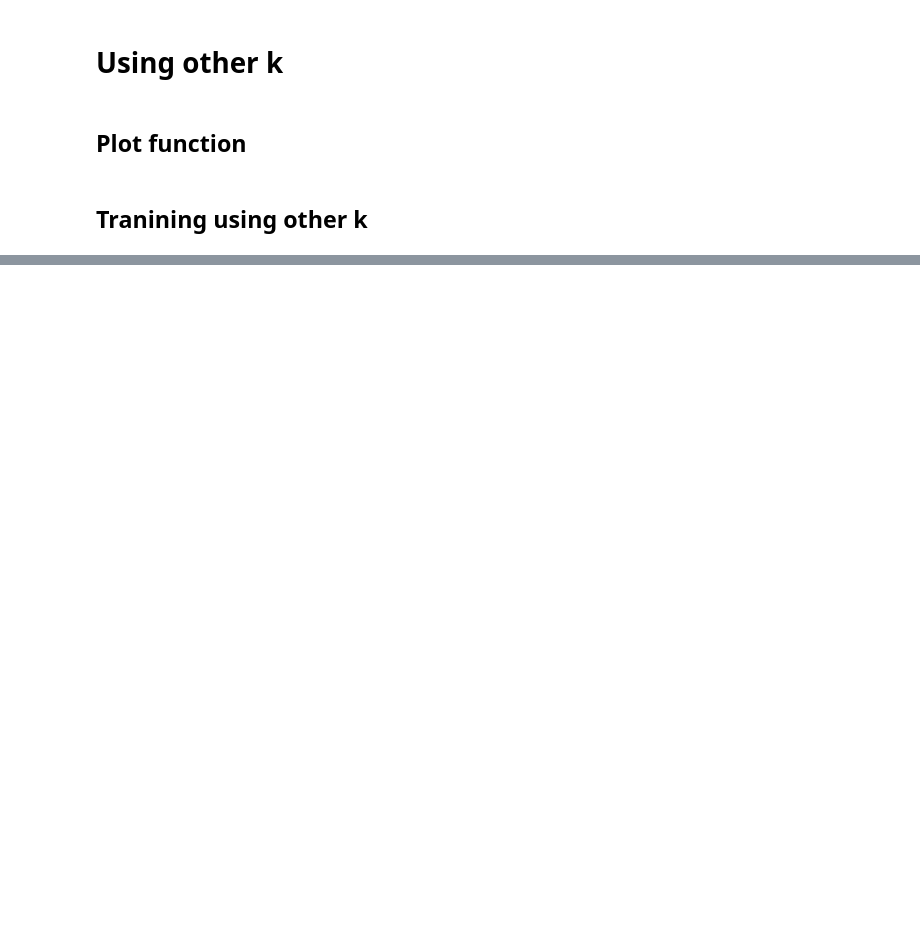
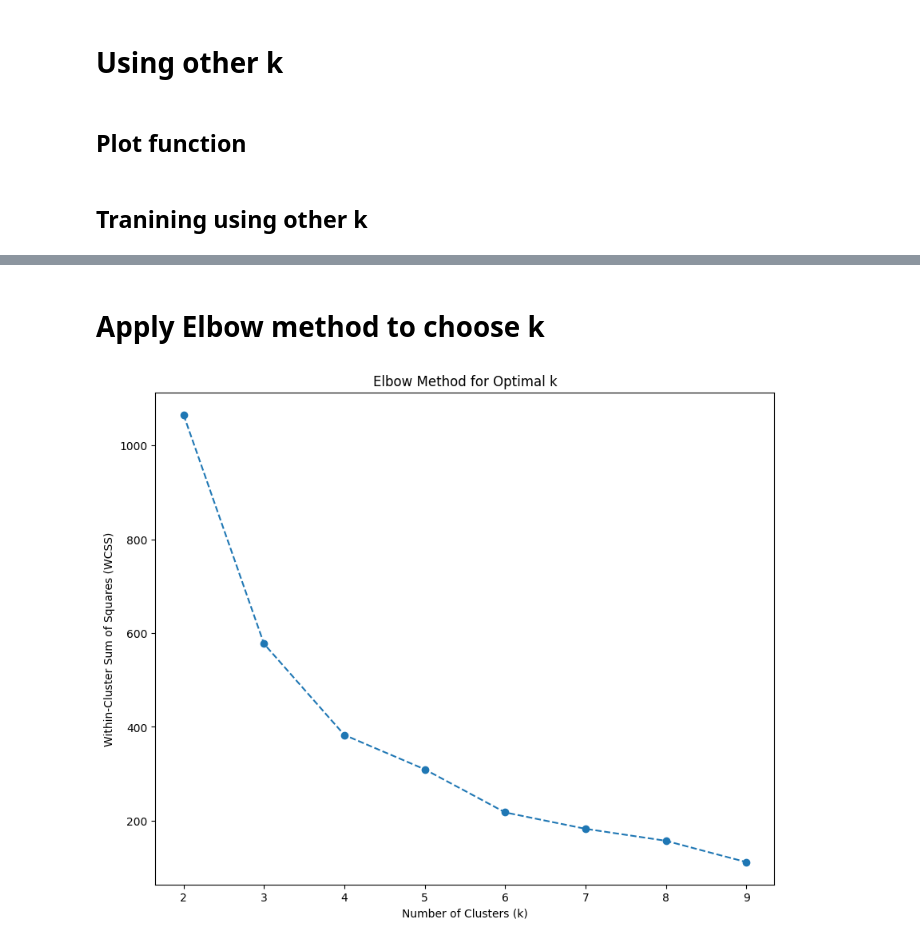
Before and after one commit to quang2719/Cell-Tracking-using-GNN, a Jupyter notebook: Cell-clustering/clustering.ipynb, the cells around one changed output, grey strips where cells are left out. Saved outputs shown, nothing was run; the diff lists cells and outputs as text; code cells hidden in the pictures; blank space fills up the shorter version.

```diff
--- a/Cell-clustering/clustering.ipynb
+++ b/Cell-clustering/clustering.ipynb
@@ -532,0 +540,12 @@ for k in range(2, 7):
+# %% [markdown]
+# Apply Elbow method to choose k
+# %%
+# Plot WCSS values to visualize the elbow
+plt.figure(figsize=(10, 8))
+plt.plot(range(2, 10), wcss, marker='o', linestyle='--')
+plt.xlabel('Number of Clusters (k)')
+plt.ylabel('Within-Cluster Sum of Squares (WCSS)')
+plt.title('Elbow Method for Optimal k')
+plt.show()
+# %% [output]
+[figure, added]
```
Also changed, not shown: parts of 7 cells of this notebook, 3 other files.
